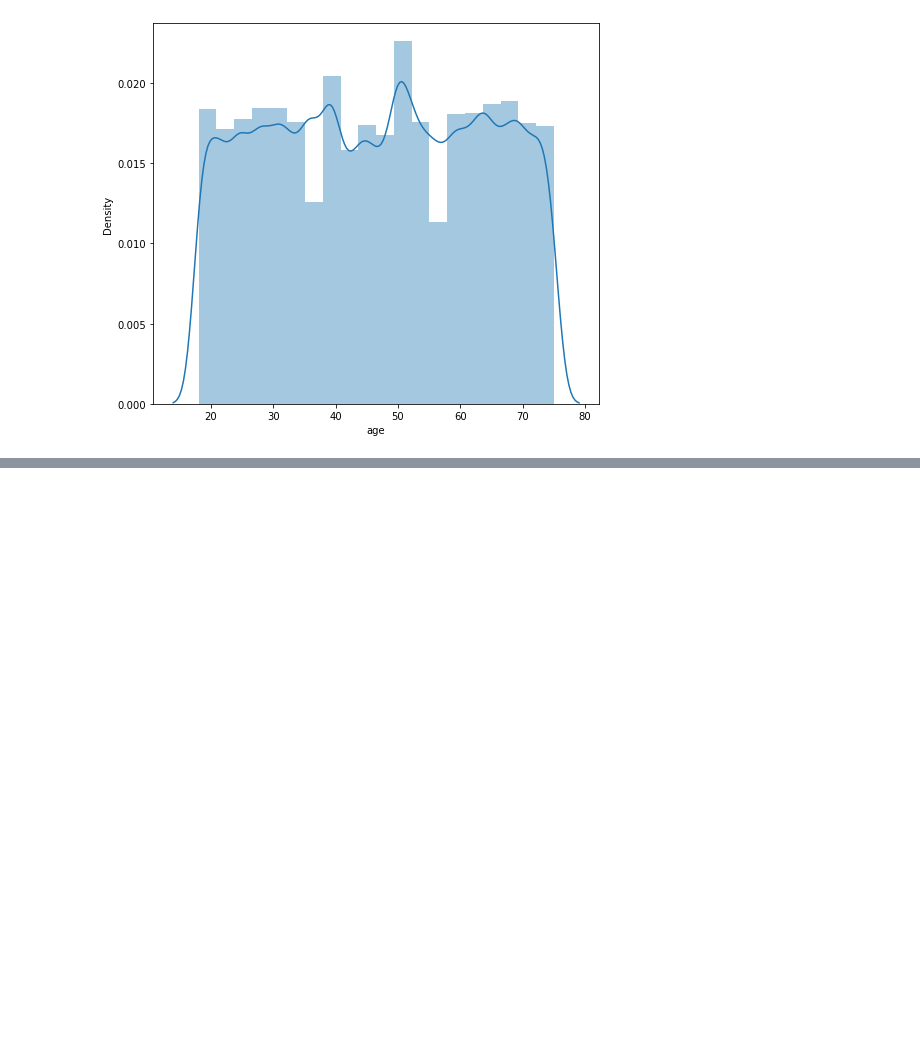
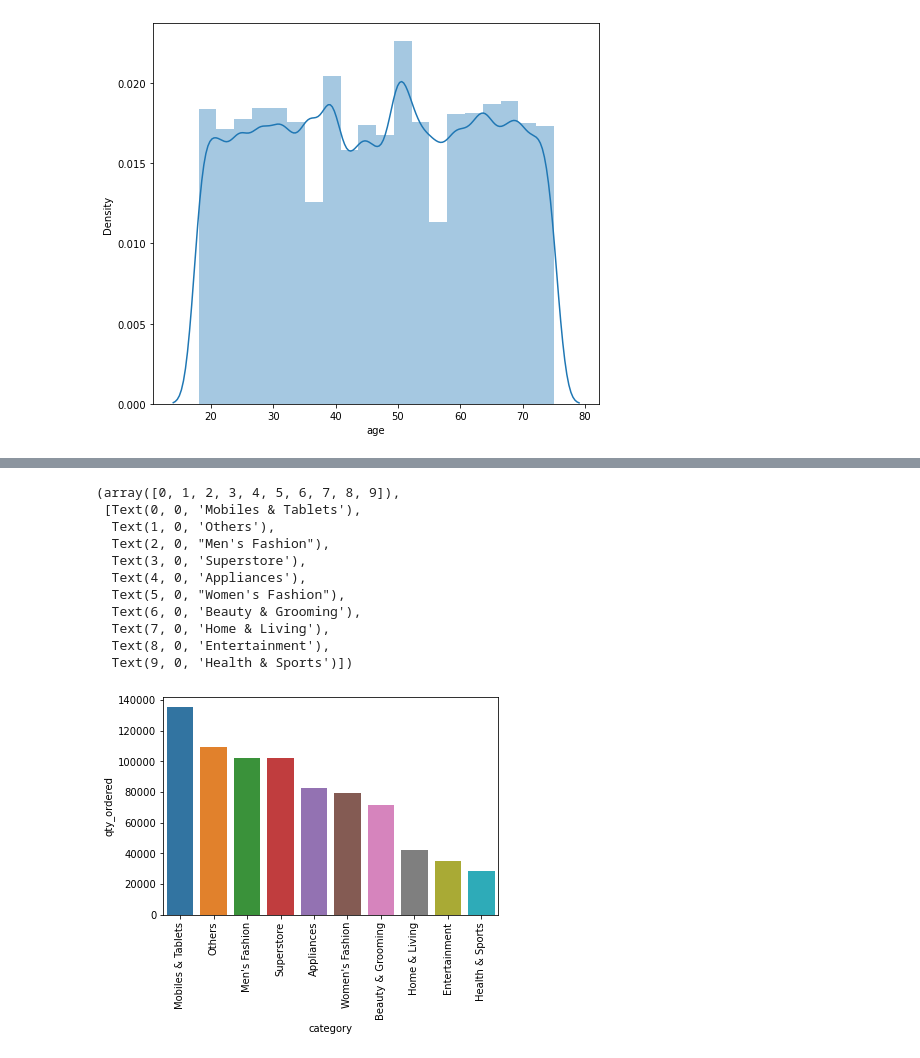
Before and after one commit to Nitish36/Customer_Analysis_Hackathon_DA, a Jupyter notebook: CustomerAnalysis.ipynb, the cells around one changed output, grey strips where cells are left out. Drawn from its saved outputs; the diff is of its cells as text; code cells hidden in the pictures; blank space fills up the shorter version.

```diff
--- a/CustomerAnalysis.ipynb
+++ b/CustomerAnalysis.ipynb
@@ -208,3 +208,6 @@ sn.distplot(data['age'],bins=20)
 plt.show()
 # %% [output]
 [figure]
+# %%
+boughts = data.groupby('category').agg({'qty_ordered': 'sum'}).sort_values('qty_ordered',ascending=False)[:10]
+boughts
@@ -210,0 +227,16 @@ plt.show()
+# %%
+sn.barplot(x='category',y='qty_ordered',data=boughts.reset_index())
+plt.xticks(rotation = 'vertical')
+# %% [output]
+(array([0, 1, 2, 3, 4, 5, 6, 7, 8, 9]),
+ [Text(0, 0, 'Mobiles & Tablets'),
+  Text(1, 0, 'Others'),
+  Text(2, 0, "Men's Fashion"),
+  Text(3, 0, 'Superstore'),
+  Text(4, 0, 'Appliances'),
+  Text(5, 0, "Women's Fashion"),
+  Text(6, 0, 'Beauty & Grooming'),
+  Text(7, 0, 'Home & Living'),
+  Text(8, 0, 'Entertainment'),
+  Text(9, 0, 'Health & Sports')])
+[figure, added]
```
Also changed, not shown: parts of 15 cells of this notebook.
